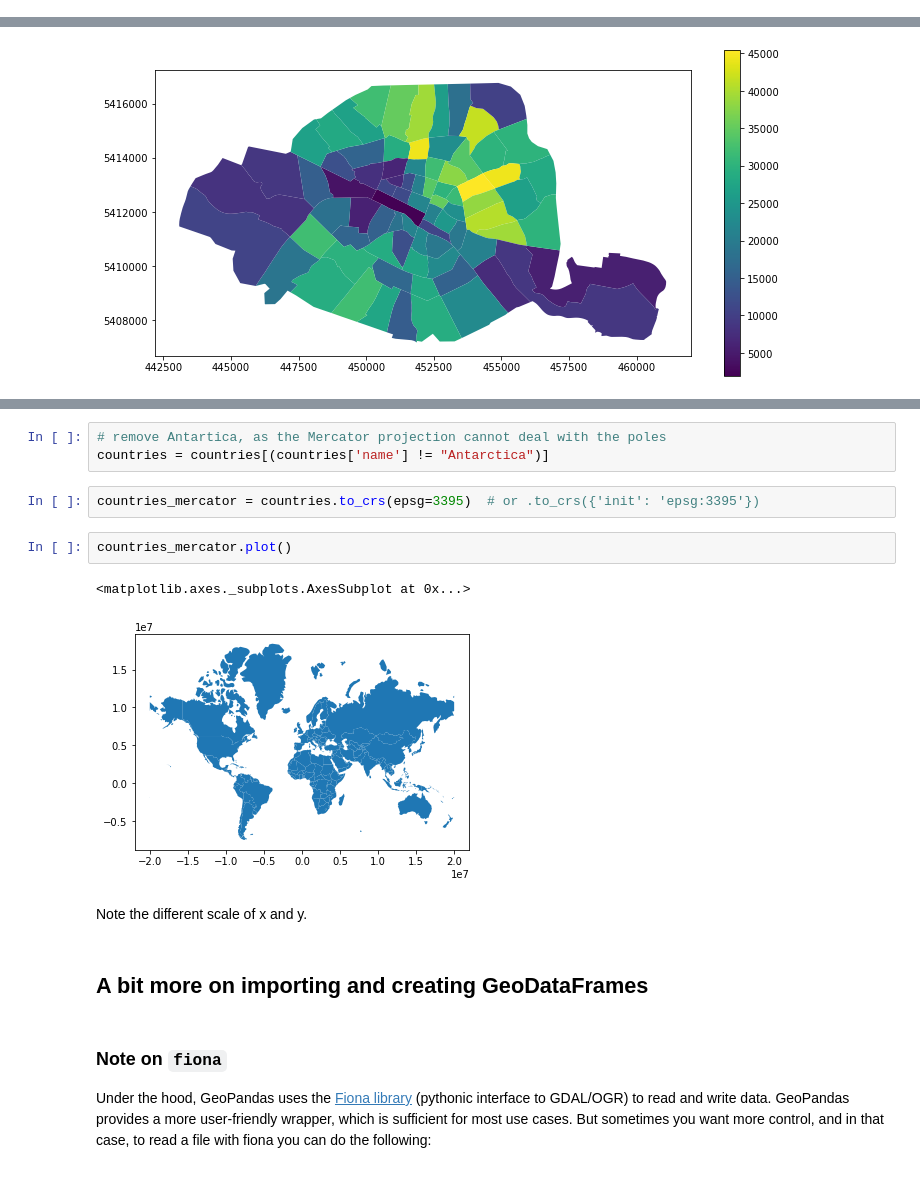
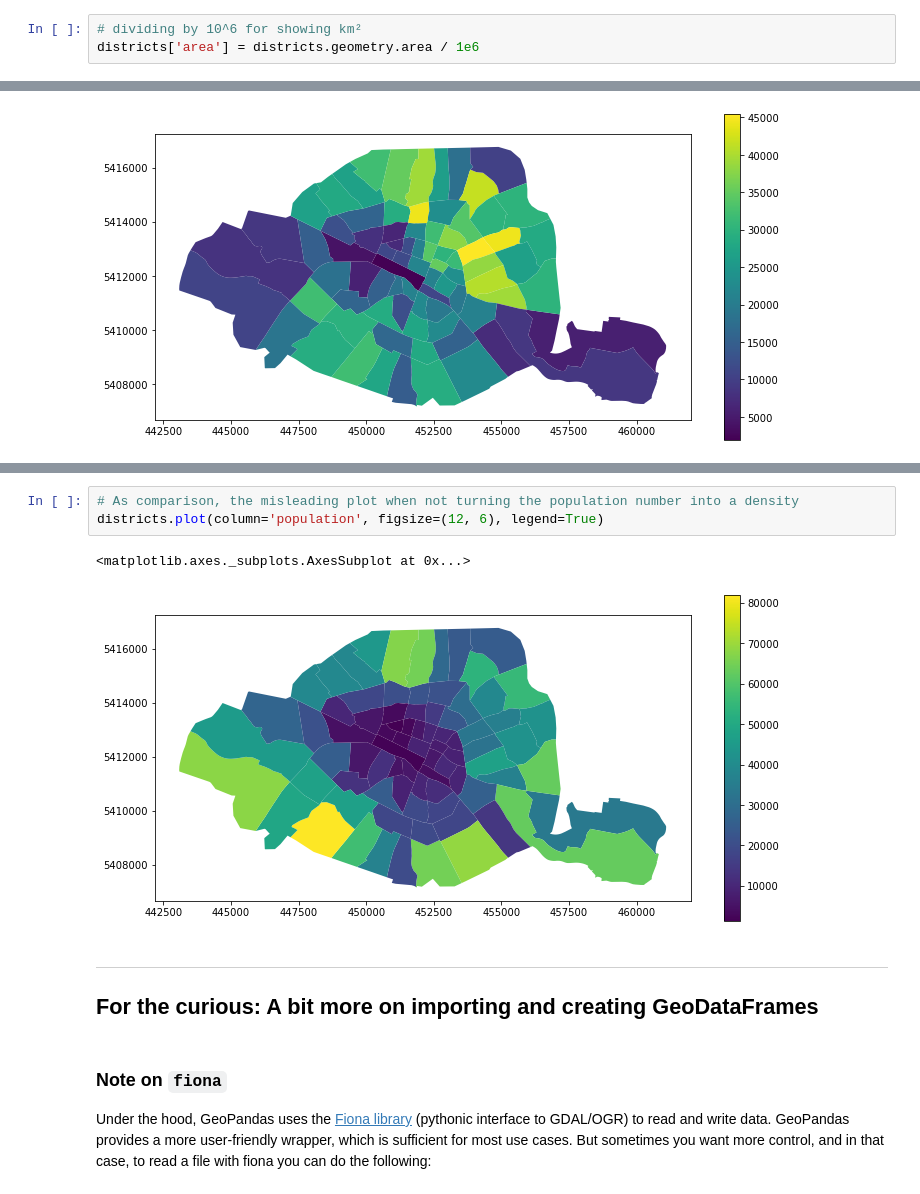
Before and after one commit to jorisvandenbossche/geopandas-tutorial, a Jupyter notebook: _solved/01-introduction-geospatial-data.ipynb, the cells around one changed output, grey strips where cells are left out. Drawn from its saved outputs; the diff is of its cells as text.

```diff
--- a/_solved/01-introduction-geospatial-data.ipynb
+++ b/_solved/01-introduction-geospatial-data.ipynb
@@ -351,0 +413,3 @@ stations['bike_stands'].hist()
+# %%
+# dividing by 10^6 for showing km²
+districts['area'] = districts.geometry.area / 1e6
@@ -408,17 +451,13 @@ For example, let's convert the countries to the World Mercator projection (http:
-# %%
-# remove Antartica, as the Mercator projection cannot deal with the poles
-countries = countries[(countries['name'] != "Antarctica")]
-# %%
-countries_mercator = countries.to_crs(epsg=3395)  # or .to_crs({'init': 'epsg:3395'})
-# %%
-countries_mercator.plot()
-# %% [output]
-<matplotlib.axes._subplots.AxesSubplot at 0x...>
-[figure, removed]
-# %% [markdown]
-Note the different scale of x and y.
+# %%
+# As comparison, the misleading plot when not turning the population number into a density
+districts.plot(column='population', figsize=(12, 6), legend=True)
+# %% [output]
+<matplotlib.axes._subplots.AxesSubplot at 0x...>
+[figure, added]
 # %% [markdown]
-## A bit more on importing and creating GeoDataFrames
+---
+
+## For the curious: A bit more on importing and creating GeoDataFrames
 # %% [markdown]
 ### Note on `fiona`
 
```
Also changed, not shown: parts of 51 cells of this notebook, 37 other files.
